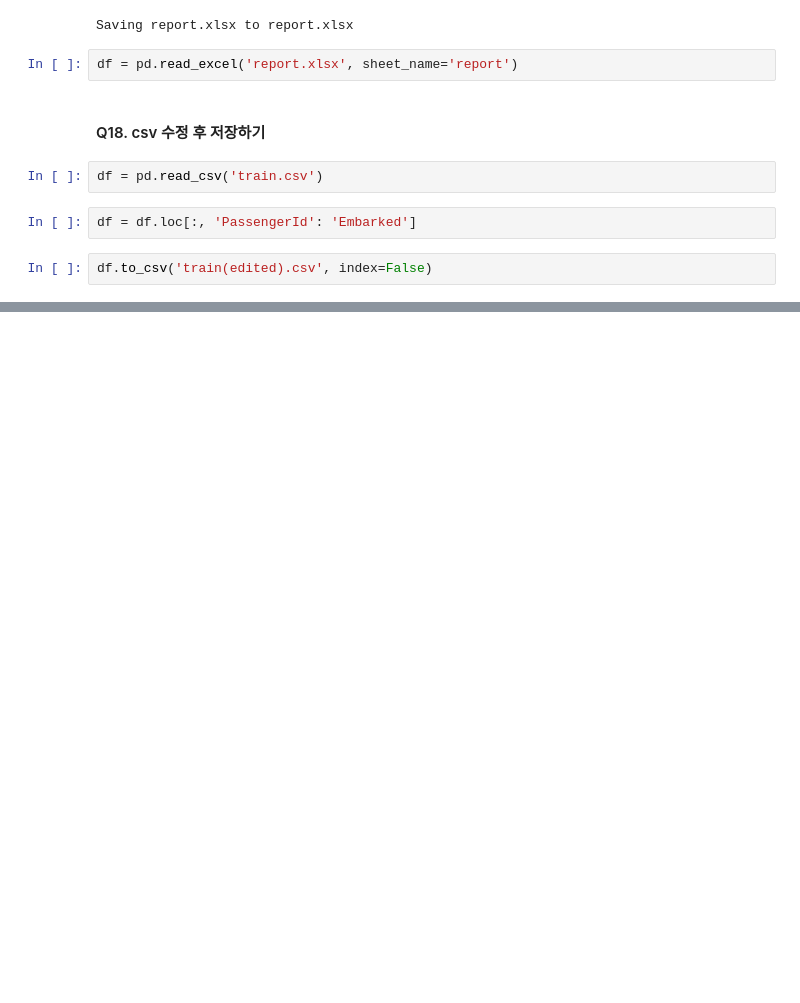
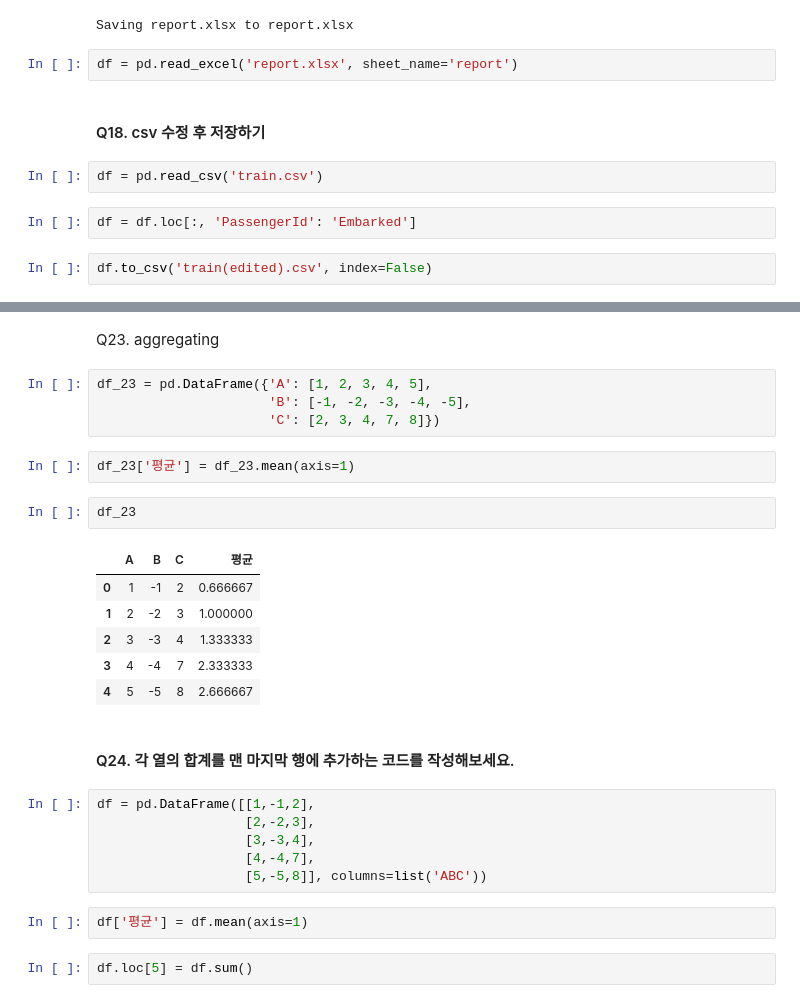
Before and after one commit to DaewonSeo/Solving_Problems_FutureSkill, a Jupyter notebook: Pandas_basic.ipynb, the cells around one changed output, grey strips where cells are left out. Cells and saved outputs as stored; diff of their text form; blank space fills up the shorter version.

```diff
--- a/Pandas_basic.ipynb
+++ b/Pandas_basic.ipynb
@@ -213,0 +259,29 @@ df.to_csv('train(edited).csv', index=False)
+# %% [markdown]
+Q23. aggregating
+# %%
+df_23 = pd.DataFrame({'A': [1, 2, 3, 4, 5],
+                      'B': [-1, -2, -3, -4, -5],
+                      'C': [2, 3, 4, 7, 8]})
+# %%
+df_23['평균'] = df_23.mean(axis=1)
+# %%
+df_23
+# %% [output]
+|  | A | B | C | 평균 |
+| 0 | 1 | -1 | 2 | 0.666667 |
+| 1 | 2 | -2 | 3 | 1.000000 |
+| 2 | 3 | -3 | 4 | 1.333333 |
+| 3 | 4 | -4 | 7 | 2.333333 |
+| 4 | 5 | -5 | 8 | 2.666667 |
+# %% [markdown]
+#### Q24. 각 열의 합계를 맨 마지막 행에 추가하는 코드를 작성해보세요.
+# %%
+df = pd.DataFrame([[1,-1,2],
+                   [2,-2,3],
+                   [3,-3,4],
+                   [4,-4,7],
+                   [5,-5,8]], columns=list('ABC'))
+# %%
+df['평균'] = df.mean(axis=1)
+# %%
+df.loc[5] = df.sum()
```
Also changed, not shown: parts of 23 cells of this notebook.
